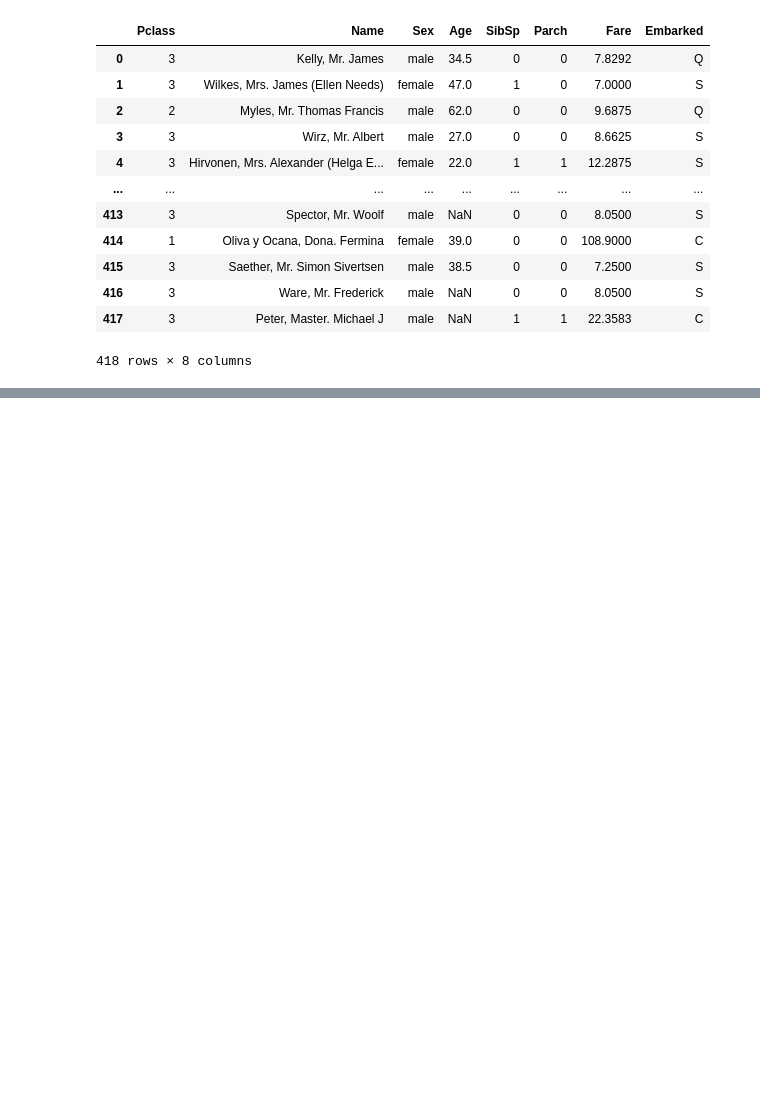
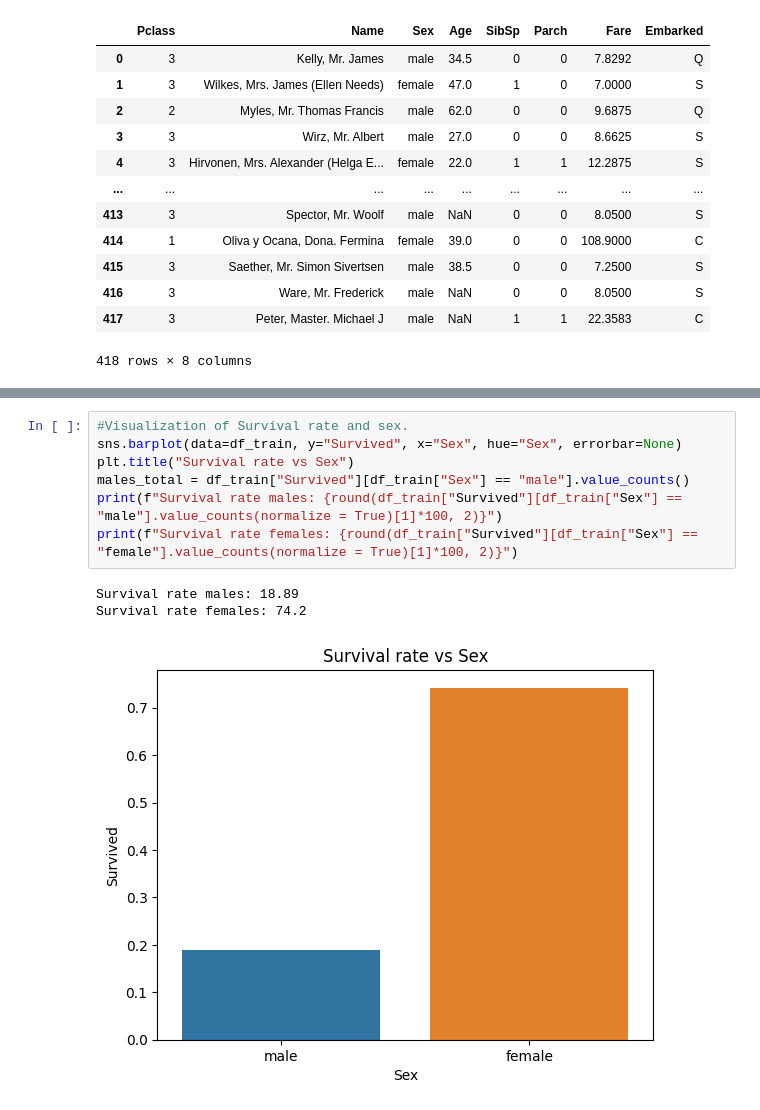
Before and after one commit to Alexandre-Duval/Titanic-dataset-assignemnt8, a Jupyter notebook: analysis.ipynb, the cells around one changed output, grey strips where cells are left out. Drawn from its saved outputs; the diff is of its cells as text; blank space fills up the shorter version.

```diff
--- a/analysis.ipynb
+++ b/analysis.ipynb
@@ -442,0 +198,11 @@ plt.xticks(rotation=45)
+# %%
+#Visualization of Survival rate and sex.
+sns.barplot(data=df_train, y="Survived", x="Sex", hue="Sex", errorbar=None)
+plt.title("Survival rate vs Sex")
+males_total = df_train["Survived"][df_train["Sex"] == "male"].value_counts()
+print(f"Survival rate males: {round(df_train["Survived"][df_train["Sex"] == "male"].value_counts(normalize = True)[1]*100, 2)}")
+print(f"Survival rate females: {round(df_train["Survived"][df_train["Sex"] == "female"].value_counts(normalize = True)[1]*100, 2)}")
+# %% [output]
+Survival rate males: 18.89
+Survival rate females: 74.2
+[figure, added]
```
Also changed, not shown: parts of 46 cells of this notebook.
